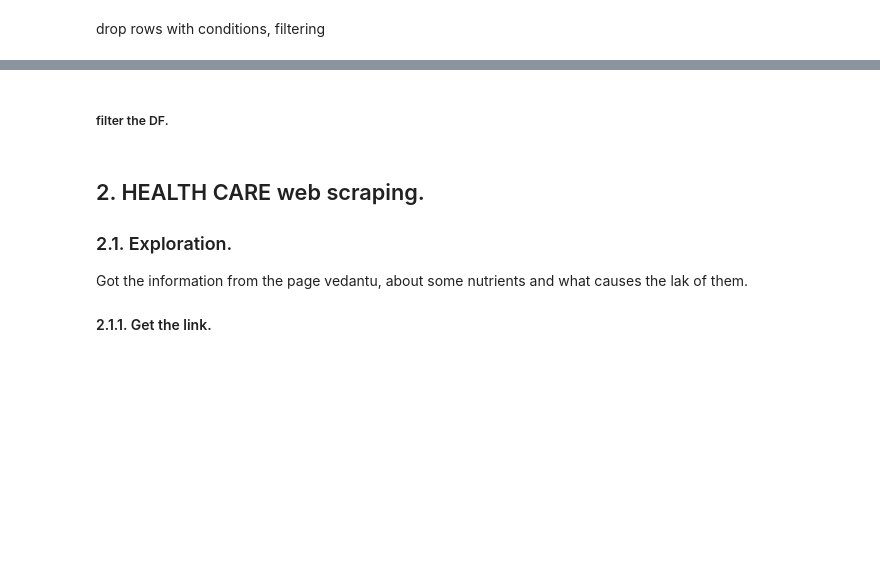
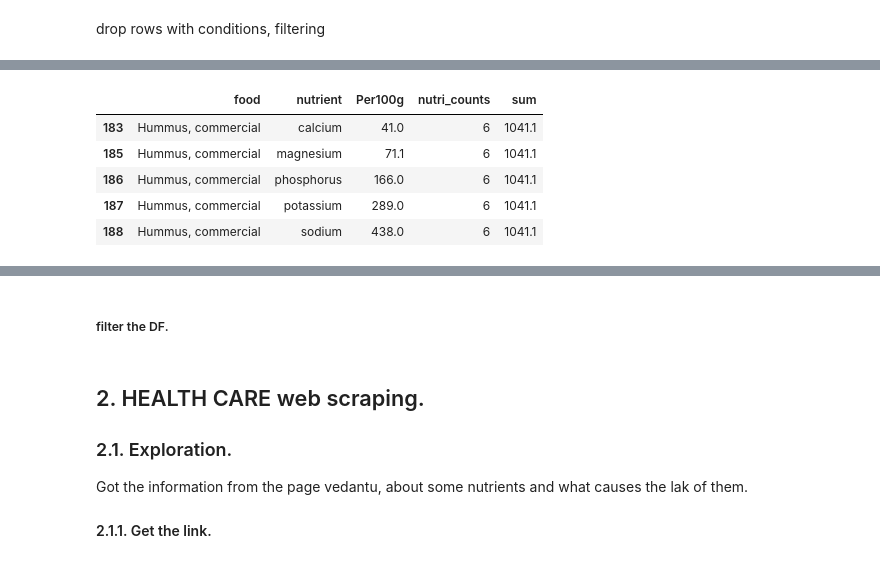
Before and after one commit to imalanz/PipeLine_proy2, a Jupyter notebook: analysis.ipynb, the cells around one changed output, grey strips where cells are left out. Saved outputs shown, nothing was run; the diff lists cells and outputs as text; code cells hidden in the pictures; blank space fills up the shorter version.

```diff
--- a/analysis.ipynb
+++ b/analysis.ipynb
@@ -203,2 +193,2 @@ drop rows with conditions, filtering
 # %%
-usda.drop(usda[usda["Per100g"] < 5.00].index, inplace = True)
+usda.drop(usda[usda["Per100g"] < 8.00].index, inplace = True)
@@ -210,2 +194,0 @@ See the caveats in the documentation: https://pandas.pydata.org/pandas-docs/stab
-# %%
-usda.drop(usda[usda["nutrient"] != "nitrogen", "ash"].index, inplace = True)
@@ -236,2 +202,0 @@ usda[["food", "nutrient"]].groupby(by=["food"]).agg({"nutrient":"value_counts"})
-# %%
-usda["nutrient_count"] = usda["nutrient":"value_counts"]
@@ -239,0 +219,10 @@ TypeError: cannot do slice indexing on Int64Index with these indexers [nutrient]
+# %%
+usda['sum'] = usda.groupby(['food'])['Per100g'].transform('sum')
+usda.head(5)
+# %% [output]
+|  | food | nutrient | Per100g | nutri_counts | sum |
+| 183 | Hummus, commercial | calcium | 41.0 | 6 | 1041.1 |
+| 185 | Hummus, commercial | magnesium | 71.1 | 6 | 1041.1 |
+| 186 | Hummus, commercial | phosphorus | 166.0 | 6 | 1041.1 |
+| 187 | Hummus, commercial | potassium | 289.0 | 6 | 1041.1 |
+| 188 | Hummus, commercial | sodium | 438.0 | 6 | 1041.1 |
```
Also changed, not shown: parts of 32 cells of this notebook, 2 other files.
